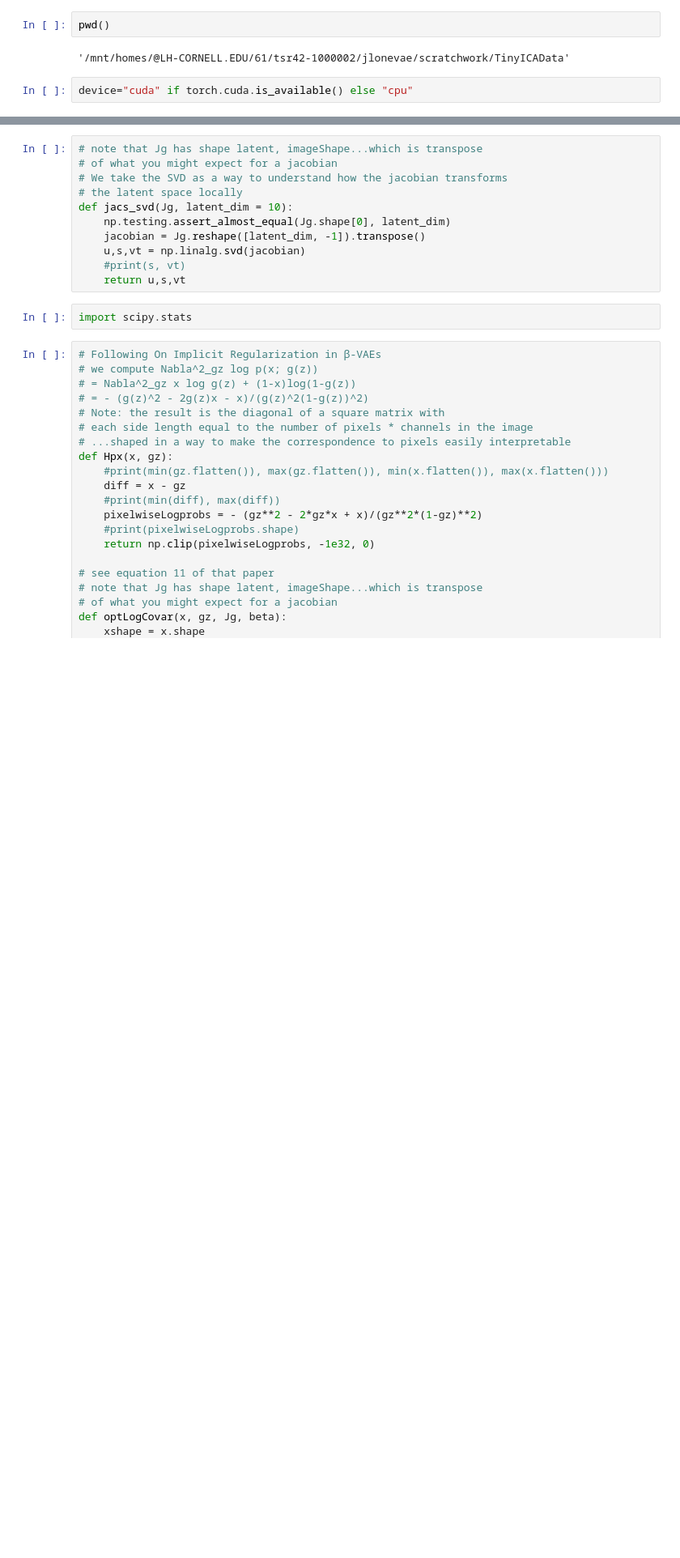
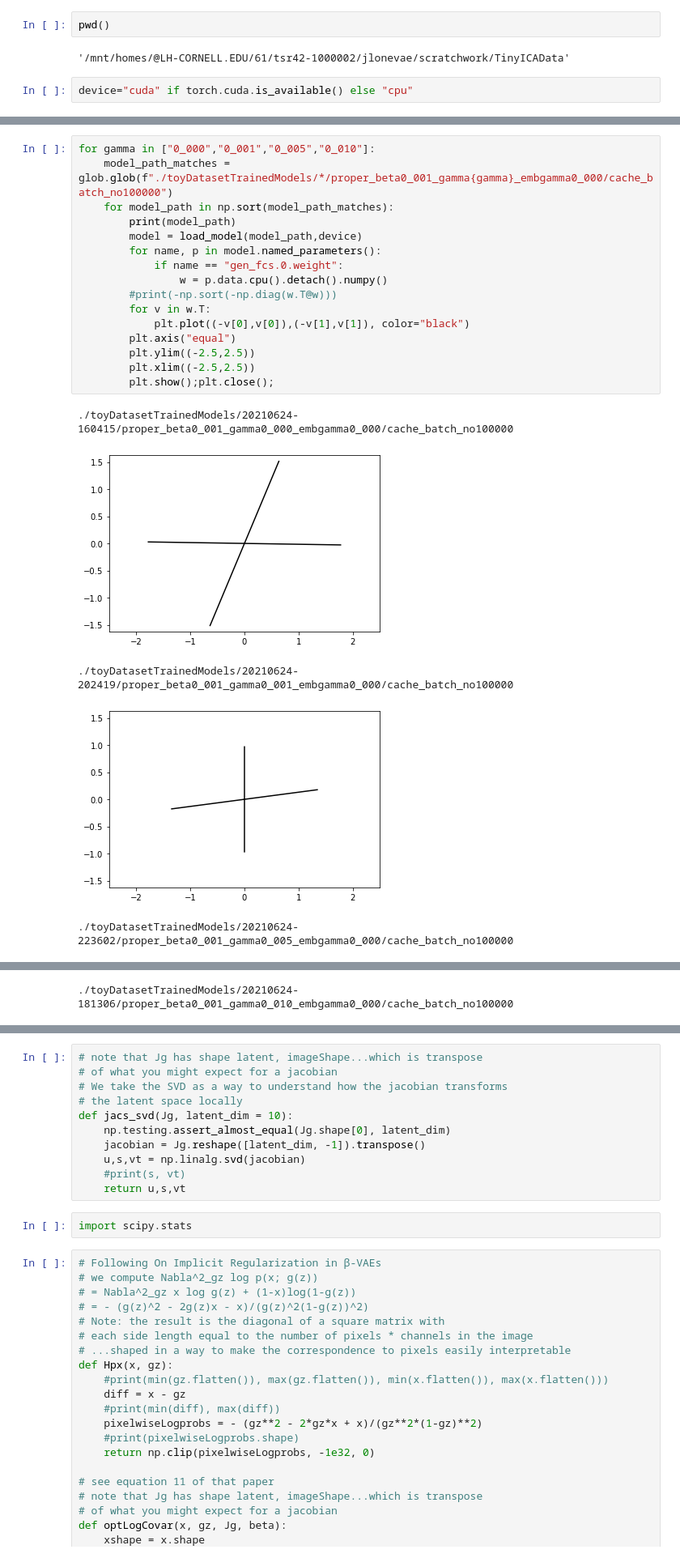
Before and after one commit to travers-rhodes/jlonevae, a Jupyter notebook: scratchwork/TinyICAData/visualize_model.ipynb, the cells around one changed output, grey strips where cells are left out. Shown at 81% size. Cells and saved outputs as stored; diff of their text form; blank space fills up the shorter version.

```diff
--- a/scratchwork/TinyICAData/visualize_model.ipynb
+++ b/scratchwork/TinyICAData/visualize_model.ipynb
@@ -71,0 +106,22 @@ model.parameters
+# %%
+for gamma in ["0_000","0_001","0_005","0_010"]:
+    model_path_matches = glob.glob(f"./toyDatasetTrainedModels/*/proper_beta0_001_gamma{gamma}_embgamma0_000/cache_batch_no100000")
+    for model_path in np.sort(model_path_matches):
+        print(model_path)
+        model = load_model(model_path,device)
+        for name, p in model.named_parameters():
+            if name == "gen_fcs.0.weight":
+                w = p.data.cpu().detach().numpy()
+        #print(-np.sort(-np.diag(w.T@w)))
+        for v in w.T:
+            plt.plot((-v[0],v[0]),(-v[1],v[1]), color="black")
+        plt.axis("equal")
+        plt.ylim((-2.5,2.5))
+        plt.xlim((-2.5,2.5))
+        plt.show();plt.close();
+# %% [output]
+./toyDatasetTrainedModels/20210624-160415/proper_beta0_001_gamma0_000_embgamma0_000/cache_batch_no100000
+[figure, added]
+./toyDatasetTrainedModels/20210624-202419/proper_beta0_001_gamma0_001_embgamma0_000/cache_batch_no100000
+[figure, added]
+./toyDatasetTrainedModels/20210624-223602/proper_beta0_001_gamma0_005_embgamma0_000/cache_batch_no100000
@@ -71,0 +129 @@ model.parameters
+./toyDatasetTrainedModels/20210624-181306/proper_beta0_001_gamma0_010_embgamma0_000/cache_batch_no100000
```
Also changed, not shown: parts of 12 cells of this notebook, 6 other files.
